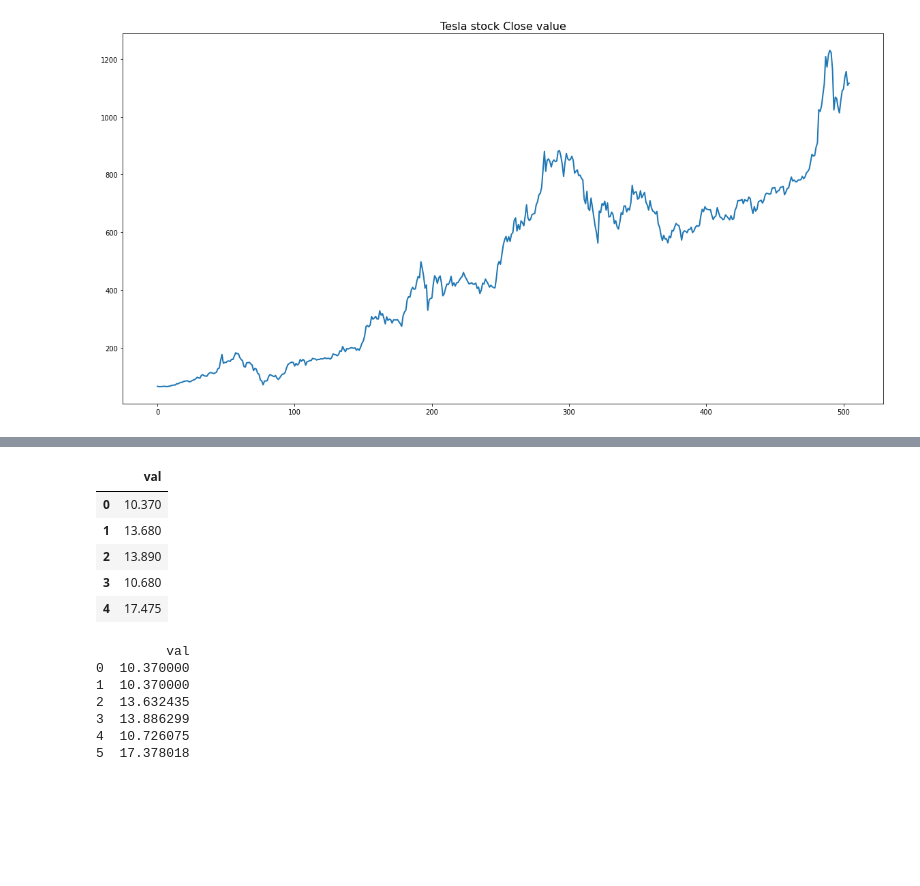
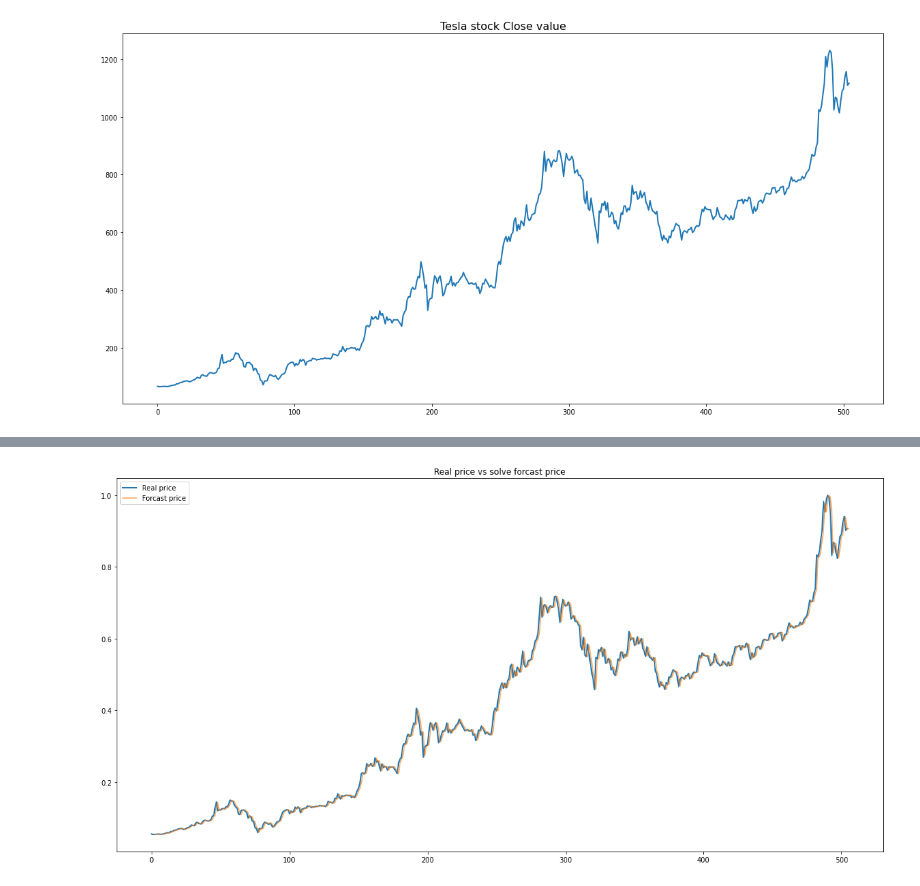
Before and after one commit to jafetimbre/verbose-projects, a Jupyter notebook: statistics/stock-price-pred/stock.ipynb, the cells around one changed output, grey strips where cells are left out. Saved outputs shown, nothing was run; the diff lists cells and outputs as text; code cells hidden in the pictures; blank space fills up the shorter version.

```diff
--- a/statistics/stock-price-pred/stock.ipynb
+++ b/statistics/stock-price-pred/stock.ipynb
@@ -96 +232,12 @@ fig.show()
+# %%
+best_wma_mad_vals = WeightedMovingAverage.forcast(real, [ 0.9400000000000001, 0.06 ])
+# %%
+plt.figure(figsize=(20,10))
+plt.title(f"Real price vs solve forcast price")
+plt.plot(real.index, real, label="Real price", linewidth=2)
+plt.plot(best_wma_mad_vals.index, best_wma_mad_vals, label=f"Forcast price", alpha=.7)
+plt.legend()
+plt.show()
+# %% [output]
+[figure, added]
 # %%
@@ -190,28 +274,0 @@ class ExponentialSmoothing():
-# %%
-test_data = [
-    10.37,
-    13.68,
-    13.89,
-    10.68,
-    17.475
-]
-test = pd.DataFrame(data={'val': test_data})
-test
-# %% [output]
-|  | val |
-| 0 | 10.370 |
-| 1 | 13.680 |
-| 2 | 13.890 |
-| 3 | 10.680 |
-| 4 | 17.475 |
-# %%
-a = ExponentialSmoothing.forcast(test, 0.98563)
-print(a)
-# %% [output]
-         val
-0  10.370000
-1  10.370000
-2  13.632435
-3  13.886299
-4  10.726075
-5  17.378018
```
Also changed, not shown: parts of 19 cells of this notebook.
